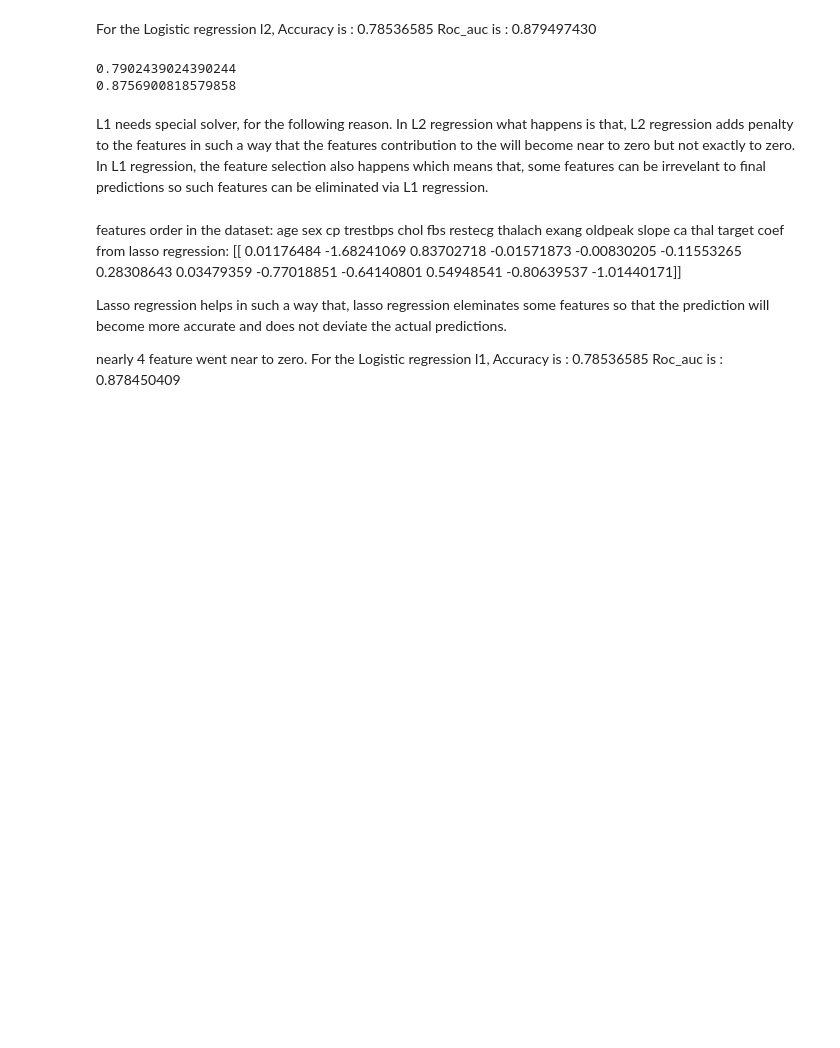
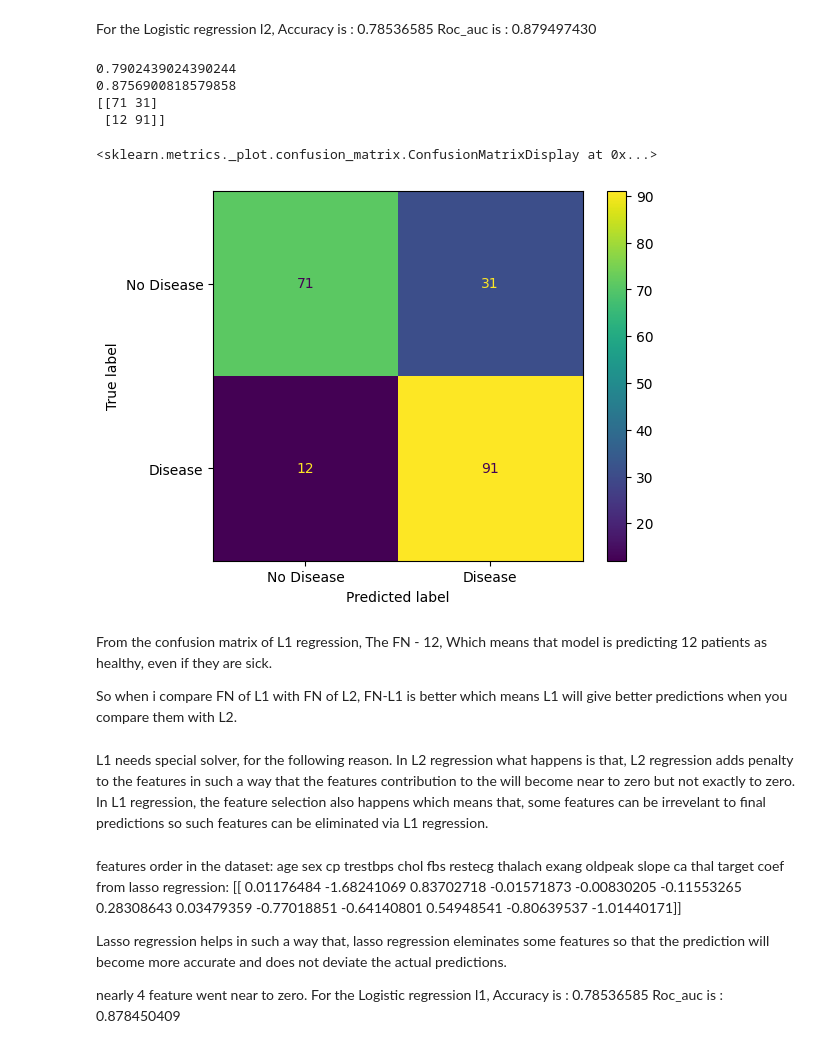
Before and after one commit to MastanSV/ai-engineering-journey, a Jupyter notebook: projects/05_P1_Tabular_ML/Heart_Disease_Dataset.ipynb, the cells around one changed output. Cells and saved outputs as stored; diff of their text form; code cells hidden in the pictures; blank space fills up the shorter version.

```diff
--- a/projects/05_P1_Tabular_ML/Heart_Disease_Dataset.ipynb
+++ b/projects/05_P1_Tabular_ML/Heart_Disease_Dataset.ipynb
@@ -214,22 +239,36 @@ Roc_auc is : 0.879497430
 # %%
 #model = LogisticRegression(penalty='l1',solver='liblinear')
 
 model_l1 = Pipeline([('preprocessor', preprocessor), ('model', LogisticRegression('l1', C=1.0, solver='liblinear', random_state=42))])
 model_l1.fit(X_train, y_train)
 
-model_l1.predict(X_test)
+y_pred_l1 = model_l1.predict(X_test)
 
 positive_scores = model_l1.predict_proba(X_test)[:,1]
 
 score = model_l1.score(X_test, y_test)
 roc_auc = roc_auc_score(y_test, positive_scores)
 
 
 print(score)
 print(roc_auc)
+
+
+print(confusion_matrix(y_test, y_pred_l1))
+ConfusionMatrixDisplay.from_predictions(y_test, y_pred_l1, display_labels=['No Disease', 'Disease'])
 # %% [output]
 0.7902439024390244
 0.8756900818579858
+[[71 31]
+ [12 91]]
+<sklearn.metrics._plot.confusion_matrix.ConfusionMatrixDisplay at 0x...>
+[figure, added]
+# %% [markdown]
+From the confusion matrix of L1 regression,
+The FN - 12,
+Which means that model is predicting 12 patients as healthy, even if they are sick.
+
+So when i compare FN of L1 with FN of L2, FN-L1 is better which means L1 will give better predictions when you compare them with L2.
 # %% [markdown]
 L1 needs special solver, for the following reason.
 In L2 regression what happens is that, L2 regression adds penalty to the features in such a way that the features contribution to the will become near to zero but not exactly to zero. In L1 regression, the feature selection also happens which means that, some features can be irrevelant to final predictions so such features can be eliminated via L1 regression.
```
Also changed, not shown: parts of 6 cells of this notebook, 1 other file.
